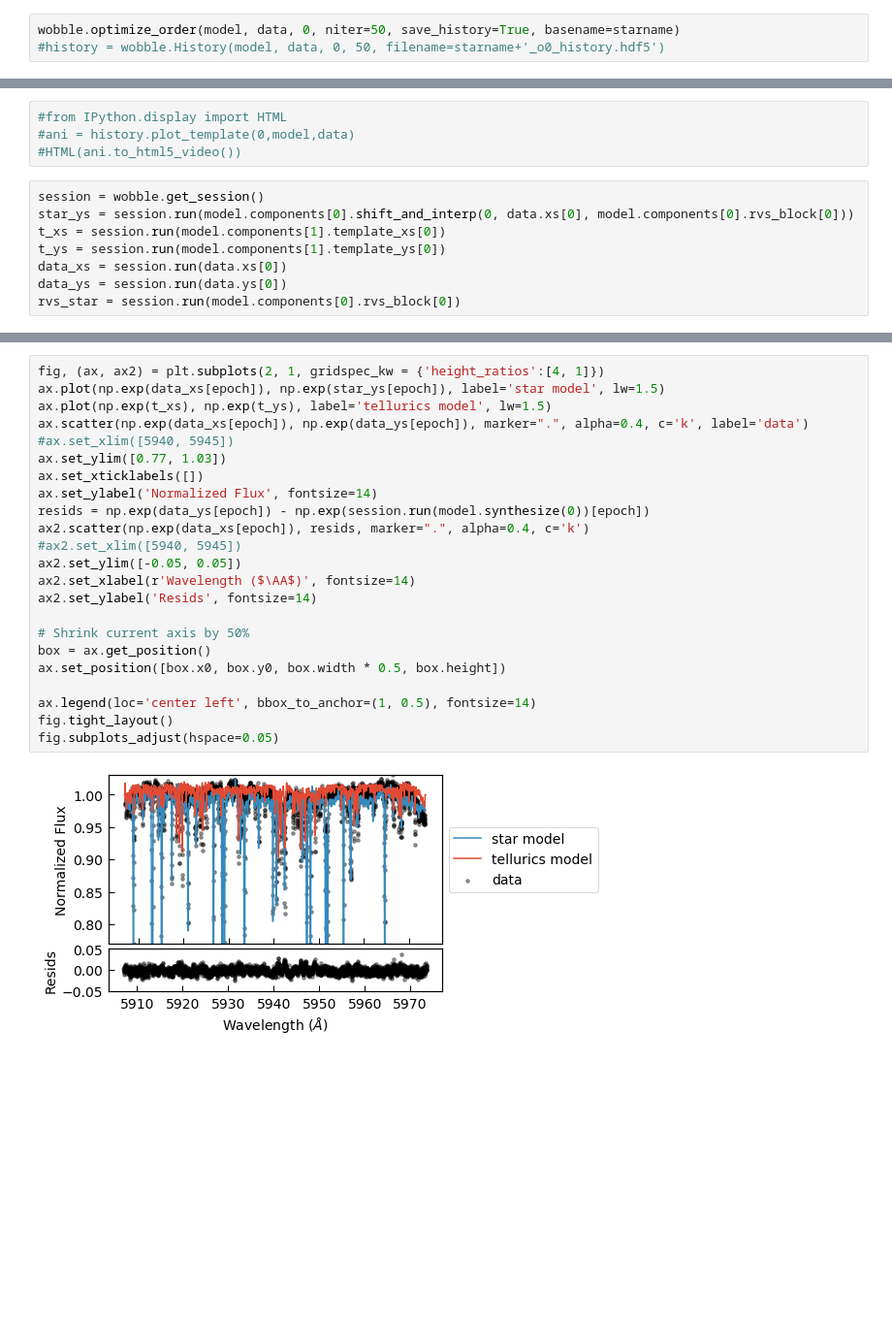
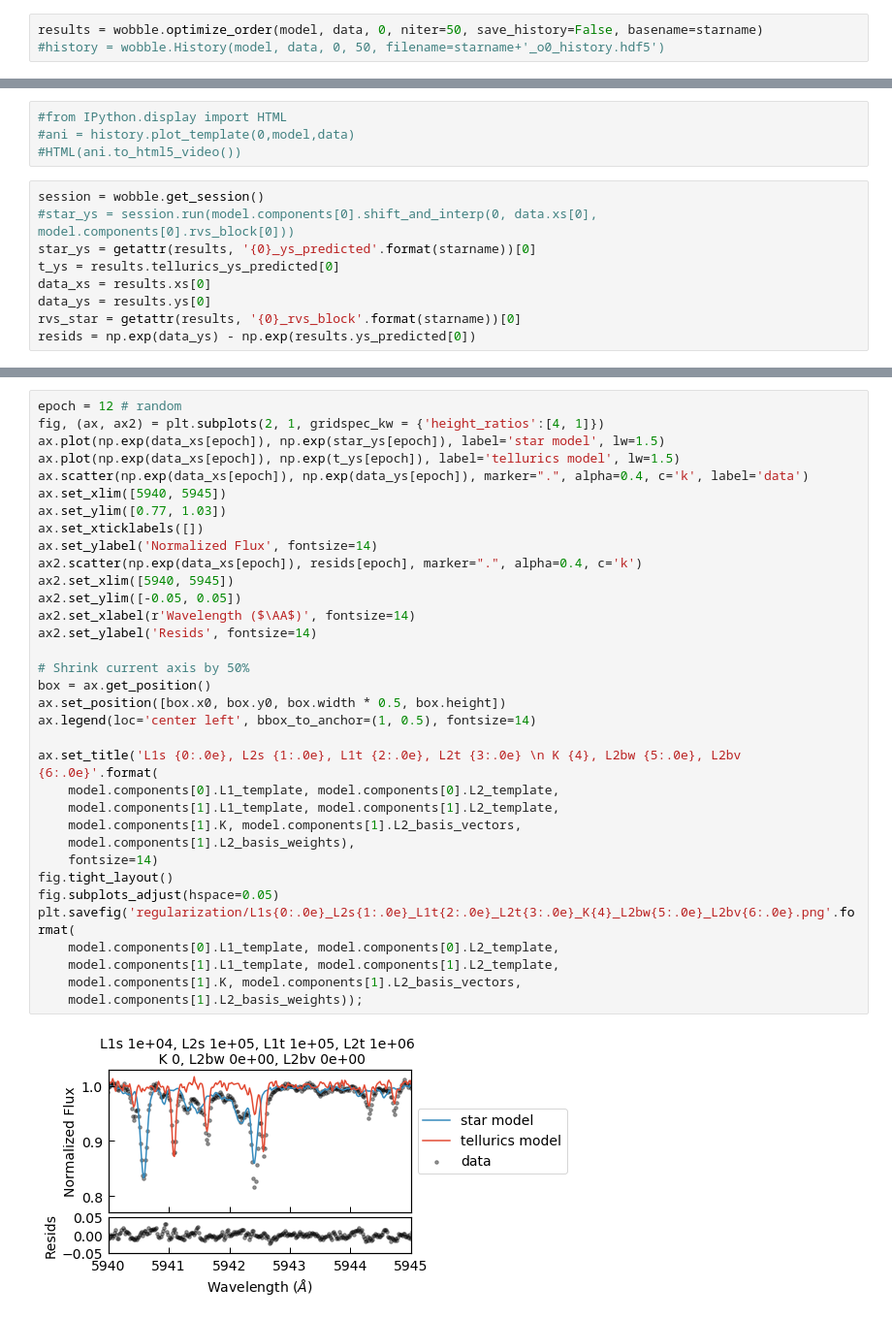
Before and after one commit to megbedell/wobble, a Jupyter notebook: regularization.ipynb, the cells around one changed output, grey strips where cells are left out. Shown at 97% size. Cells and saved outputs as stored; diff of their text form; blank space fills up the shorter version.

Commit message:
bug fixes, better regularization, and ys_predicted saved

```diff
--- a/regularization.ipynb
+++ b/regularization.ipynb
@@ -23,5 +25,5 @@ model.components[1].L2_template = 1.e4   # tellurics
 # %%
 #%lprun -f wobble.optimize_order wobble.optimize_order(model, data, 0, niter=50, save_history=True, basename=starname)
 # %%
-wobble.optimize_order(model, data, 0, niter=50, save_history=True, basename=starname)
+results = wobble.optimize_order(model, data, 0, niter=50, save_history=False, basename=starname)
 #history = wobble.History(model, data, 0, 50, filename=starname+'_o0_history.hdf5')
@@ -33,9 +33,10 @@ saving optimization history to 51peg_o0_history.hdf5
 #HTML(ani.to_html5_video())
 # %%
 session = wobble.get_session()
-star_ys = session.run(model.components[0].shift_and_interp(0, data.xs[0], model.components[0].rvs_block[0]))
-t_xs = session.run(model.components[1].template_xs[0])
-t_ys = session.run(model.components[1].template_ys[0])
-data_xs = session.run(data.xs[0])
-data_ys = session.run(data.ys[0])
-rvs_star = session.run(model.components[0].rvs_block[0])
+#star_ys = session.run(model.components[0].shift_and_interp(0, data.xs[0], model.components[0].rvs_block[0]))
+star_ys = getattr(results, '{0}_ys_predicted'.format(starname))[0]
+t_ys = results.tellurics_ys_predicted[0]
+data_xs = results.xs[0]
+data_ys = results.ys[0]
+rvs_star = getattr(results, '{0}_rvs_block'.format(starname))[0]
+resids = np.exp(data_ys) - np.exp(results.ys_predicted[0])
@@ -54,25 +43,36 @@ plt.savefig('reg_L1s{0:.0e}_L2s{1:.0e}_L1t{2:.0e}_L2t{3:.0e}.png'.format(
 # %%
+epoch = 12 # random
 fig, (ax, ax2) = plt.subplots(2, 1, gridspec_kw = {'height_ratios':[4, 1]})
 ax.plot(np.exp(data_xs[epoch]), np.exp(star_ys[epoch]), label='star model', lw=1.5)
-ax.plot(np.exp(t_xs), np.exp(t_ys), label='tellurics model', lw=1.5)
+ax.plot(np.exp(data_xs[epoch]), np.exp(t_ys[epoch]), label='tellurics model', lw=1.5)
 ax.scatter(np.exp(data_xs[epoch]), np.exp(data_ys[epoch]), marker=".", alpha=0.4, c='k', label='data')
-#ax.set_xlim([5940, 5945])
+ax.set_xlim([5940, 5945])
 ax.set_ylim([0.77, 1.03])
 ax.set_xticklabels([])
 ax.set_ylabel('Normalized Flux', fontsize=14)
-resids = np.exp(data_ys[epoch]) - np.exp(session.run(model.synthesize(0))[epoch])
-ax2.scatter(np.exp(data_xs[epoch]), resids, marker=".", alpha=0.4, c='k')
-#ax2.set_xlim([5940, 5945])
+ax2.scatter(np.exp(data_xs[epoch]), resids[epoch], marker=".", alpha=0.4, c='k')
+ax2.set_xlim([5940, 5945])
 ax2.set_ylim([-0.05, 0.05])
 ax2.set_xlabel(r'Wavelength ($\AA$)', fontsize=14)
 ax2.set_ylabel('Resids', fontsize=14)
 
 # Shrink current axis by 50%
 box = ax.get_position()
 ax.set_position([box.x0, box.y0, box.width * 0.5, box.height])
+ax.legend(loc='center left', bbox_to_anchor=(1, 0.5), fontsize=14)
 
-ax.legend(loc='center left', bbox_to_anchor=(1, 0.5), fontsize=14)
+ax.set_title('L1s {0:.0e}, L2s {1:.0e}, L1t {2:.0e}, L2t {3:.0e} \n K {4}, L2bw {5:.0e}, L2bv {6:.0e}'.format(
+    model.components[0].L1_template, model.components[0].L2_template,
+    model.components[1].L1_template, model.components[1].L2_template,
+    model.components[1].K, model.components[1].L2_basis_vectors,
+    model.components[1].L2_basis_weights),
+    fontsize=14)
 fig.tight_layout()
 fig.subplots_adjust(hspace=0.05)
+plt.savefig('regularization/L1s{0:.0e}_L2s{1:.0e}_L1t{2:.0e}_L2t{3:.0e}_K{4}_L2bw{5:.0e}_L2bv{6:.0e}.png'.format(
+    model.components[0].L1_template, model.components[0].L2_template,
+    model.components[1].L1_template, model.components[1].L2_template,
+    model.components[1].K, model.components[1].L2_basis_vectors,
+    model.components[1].L2_basis_weights));
 # %% [output]
-[figure, old version]
+[figure, new version]
```
Also changed, not shown: parts of 5 cells of this notebook, 1 other file.
